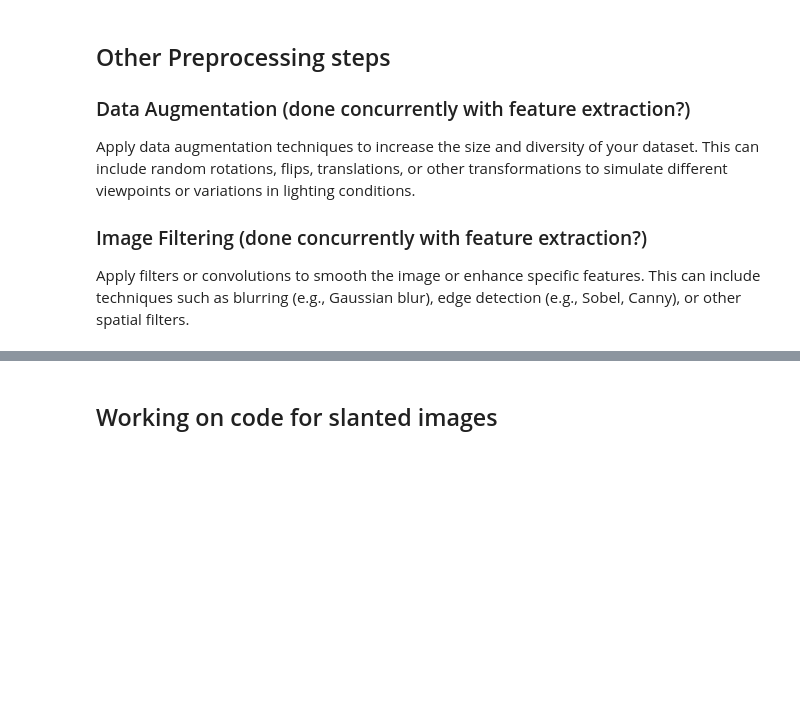
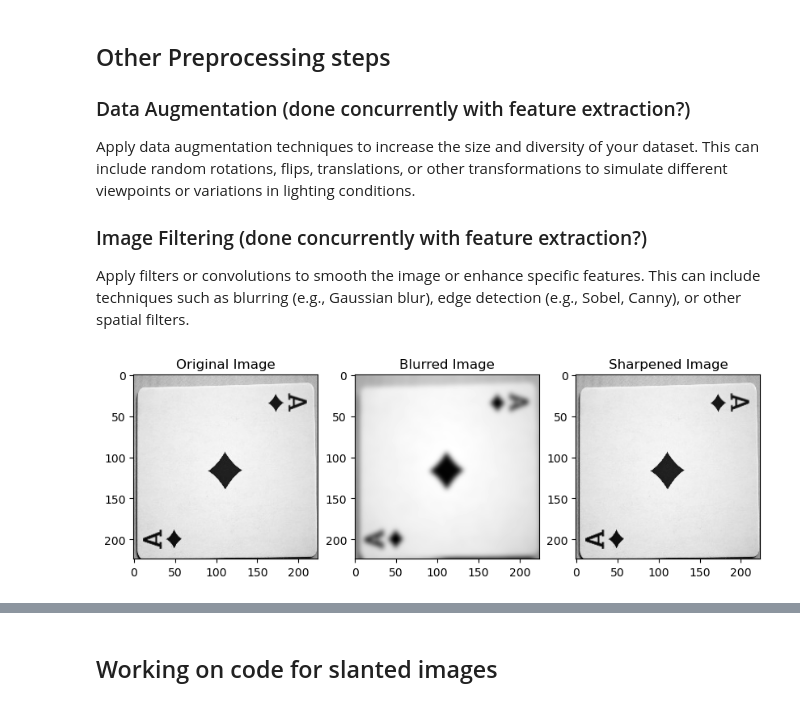
Before and after one commit to DianaLNguyen/ucb_mids_w281_project, a Jupyter notebook: pre_process_images.ipynb, the cells around one changed output, grey strips where cells are left out. Cells and saved outputs as stored; diff of their text form; code cells hidden in the pictures; blank space fills up the shorter version.

Commit message:
Data augmentation and image filtering

```diff
--- a/pre_process_images.ipynb
+++ b/pre_process_images.ipynb
@@ -277,3 +286,27 @@ Apply data augmentation techniques to increase the size and diversity of your da
 
 ### Image Filtering (done concurrently with feature extraction?)
 Apply filters or convolutions to smooth the image or enhance specific features. This can include techniques such as blurring (e.g., Gaussian blur), edge detection (e.g., Sobel, Canny), or other spatial filters.
+# %%
+#Blurred and Sharpened Image using Gaussian Blur
+gray_img = test_gray_img
+
+#blurring the image
+blur_img = gaussian(gray_img, sigma = 3)
+
+sharp_img = gray_img + (gray_img - blur_img)
+
+#displaying images
+figs, axes = plt.subplots(1,3, figsize = (10,10))
+
+axes[0].imshow(gray_img, cmap = 'gray')
+axes[0].set_title('Original Image')
+
+axes[1].imshow(blur_img, cmap = 'gray')
+axes[1].set_title('Blurred Image')
+
+axes[2].imshow(sharp_img, cmap = 'gray')
+axes[2].set_title('Sharpened Image')
+
+plt.show()
+# %% [output]
+[figure, added]
```
Also changed, not shown: parts of 8 cells of this notebook.
